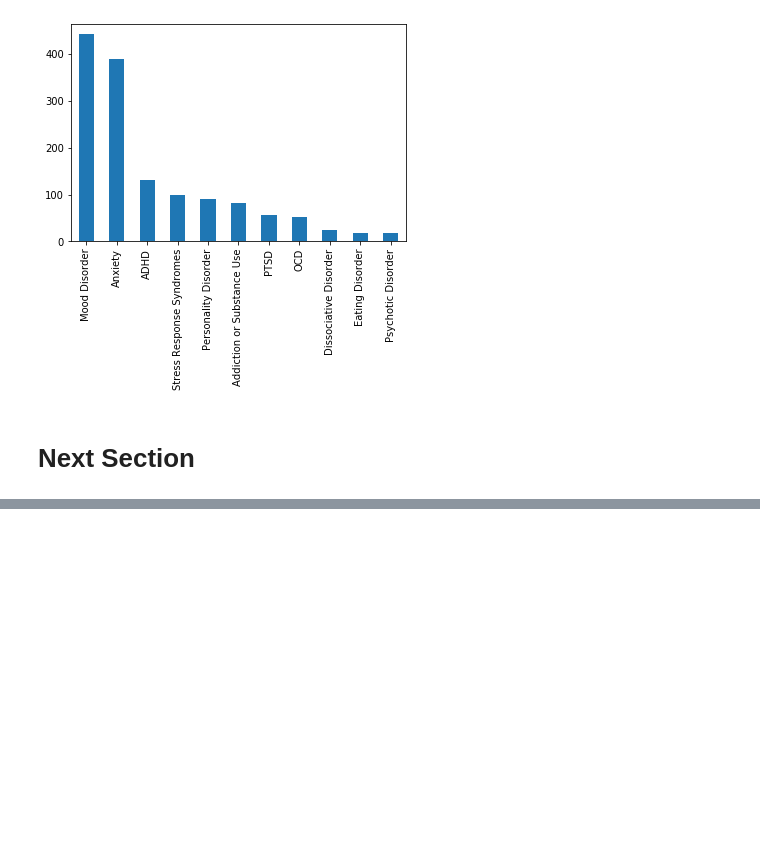
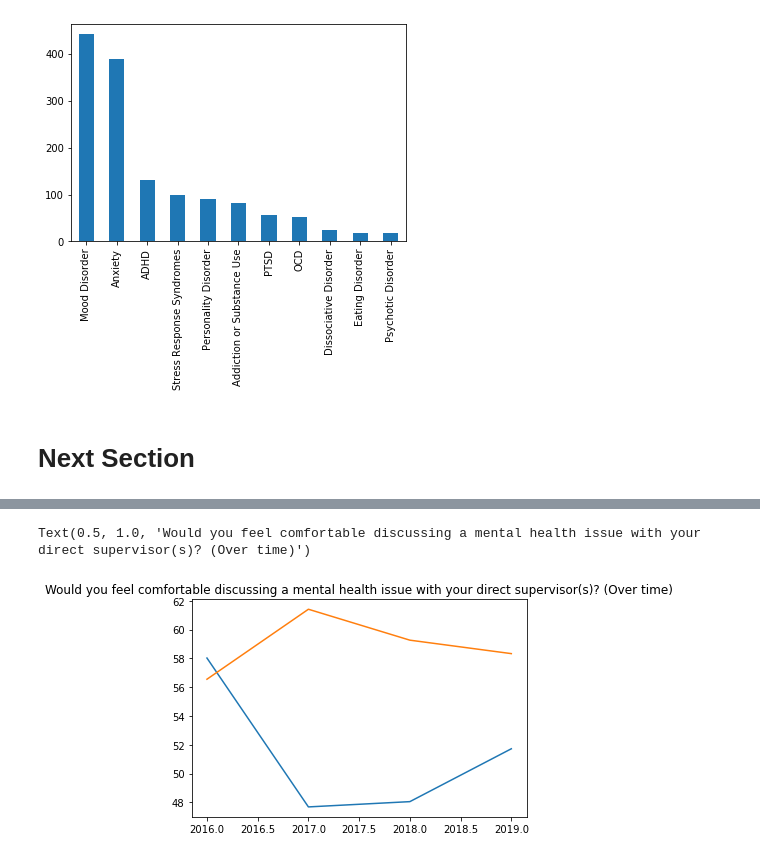
Before and after one commit to mich-matocha/data-therapy, a Jupyter notebook: final.ipynb, the cells around one changed output, grey strips where cells are left out. Drawn from its saved outputs; the diff is of its cells as text; code cells hidden in the pictures; blank space fills up the shorter version.

```diff
--- a/final.ipynb
+++ b/final.ipynb
@@ -109,0 +324,15 @@ valCts.sort_values(ascending=False).head(11).plot(kind='bar')
+# %%
+url_16 = "https://raw.githubusercontent.com/mich-matocha/data-therapy/main/data/QA_2016.T.csv"
+url_17 = "https://raw.githubusercontent.com/mich-matocha/data-therapy/main/data/QA_2017.T.csv"
+url_18 = "https://raw.githubusercontent.com/mich-matocha/data-therapy/main/data/QA_2018.T.csv"
+url_19 = "https://raw.githubusercontent.com/mich-matocha/data-therapy/main/data/QA_2019.T.csv"
+
+data_16 = load_data(url_16)
+data_17 = load_data(url_17)
+data_18 = load_data(url_18)
+data_19 = load_data(url_19)
+
+data_16 = clean_data(data_16)
+data_17 = clean_data(data_17)
+data_18 = clean_data(data_18)
+data_19 = clean_data(data_19)
@@ -109,0 +528,8 @@ valCts.sort_values(ascending=False).head(11).plot(kind='bar')
+# %%
+plt.plot(years,q_17_list_nontech)
+plt.plot(years,q_17_list_tech)
+plt.title('Would you feel comfortable discussing a mental health issue with your direct supervisor(s)? (Over time)')
+#q_17_data = pd.DataFrame(q_17_list,index=years)
+# %% [output]
+Text(0.5, 1.0, 'Would you feel comfortable discussing a mental health issue with your direct supervisor(s)? (Over time)')
+[figure, added]
```
Also changed, not shown: parts of 30 cells of this notebook.
